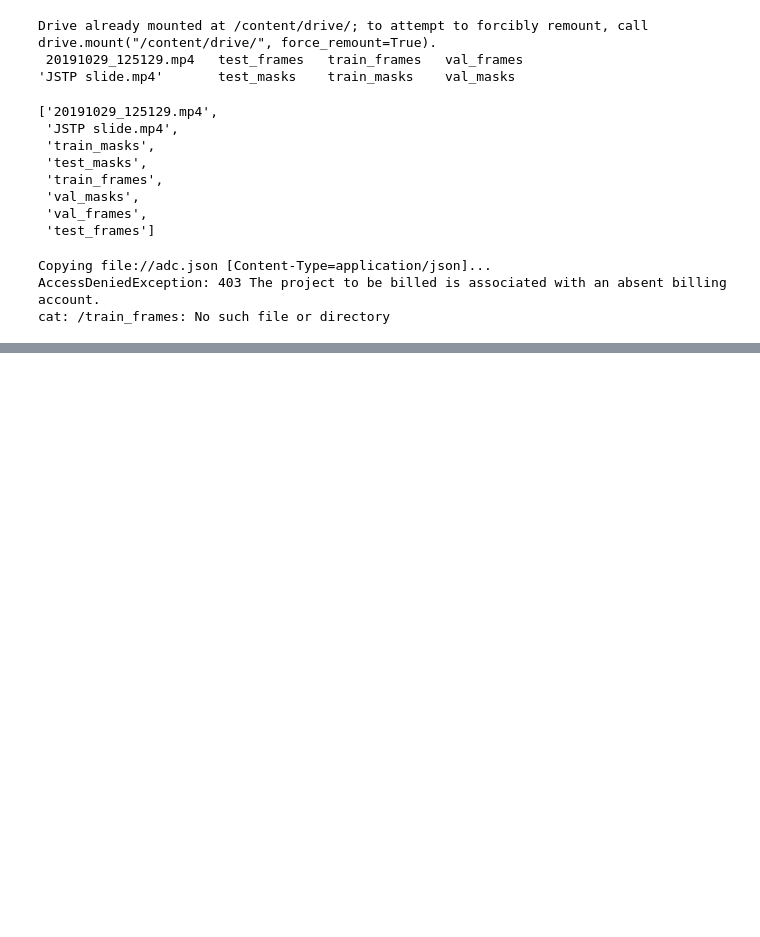
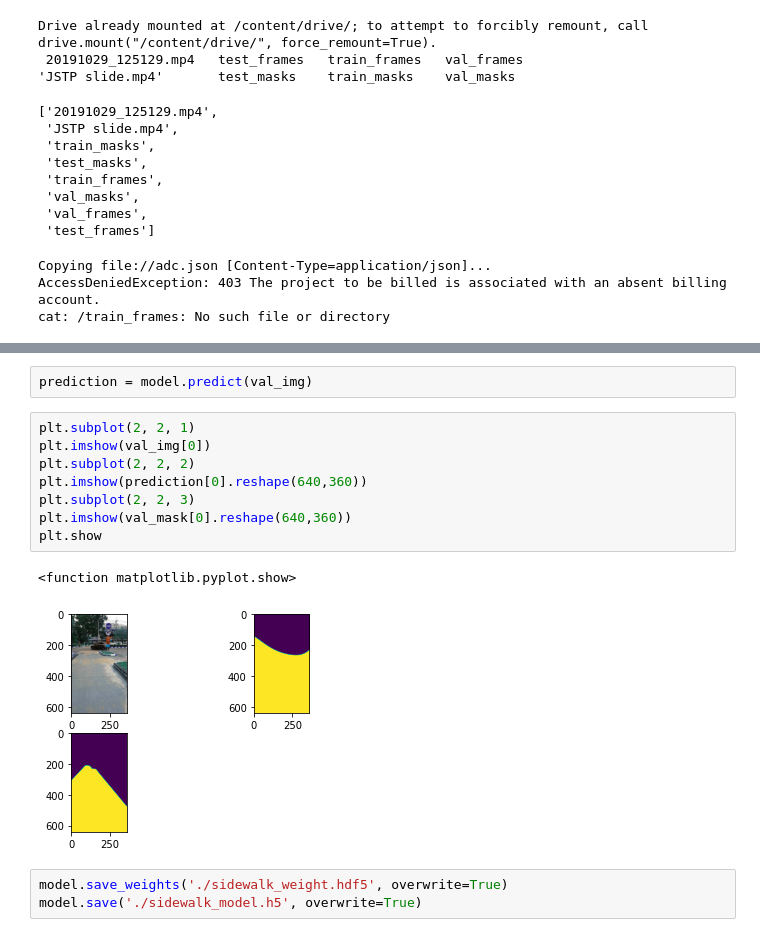
Before and after one commit to Ne0EX/sidewalk-detection, a Jupyter notebook: Sidewalk detection.ipynb, the cells around one changed output, grey strips where cells are left out. Drawn from its saved outputs; the diff is of its cells as text; blank space fills up the shorter version.

```diff
--- a/Sidewalk detection.ipynb
+++ b/Sidewalk detection.ipynb
@@ -327,0 +645,16 @@ fatal: not a git repository (or any of the parent directories): .git
+# %%
+prediction = model.predict(val_img)
+# %%
+plt.subplot(2, 2, 1)
+plt.imshow(val_img[0])
+plt.subplot(2, 2, 2)
+plt.imshow(prediction[0].reshape(640,360))
+plt.subplot(2, 2, 3)
+plt.imshow(val_mask[0].reshape(640,360))
+plt.show
+# %% [output]
+<function matplotlib.pyplot.show>
+[figure, added]
+# %%
+model.save_weights('./sidewalk_weight.hdf5', overwrite=True)
+model.save('./sidewalk_model.h5', overwrite=True)
```
Also changed, not shown: parts of 24 cells of this notebook.
